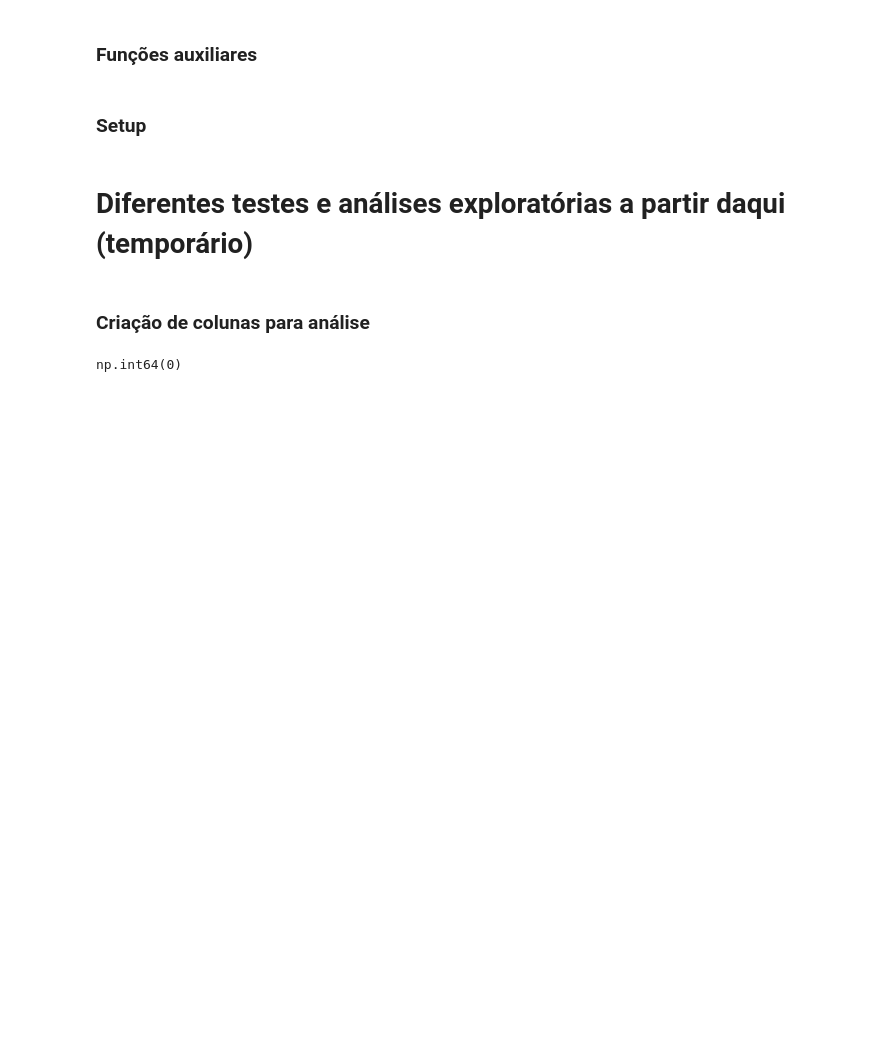
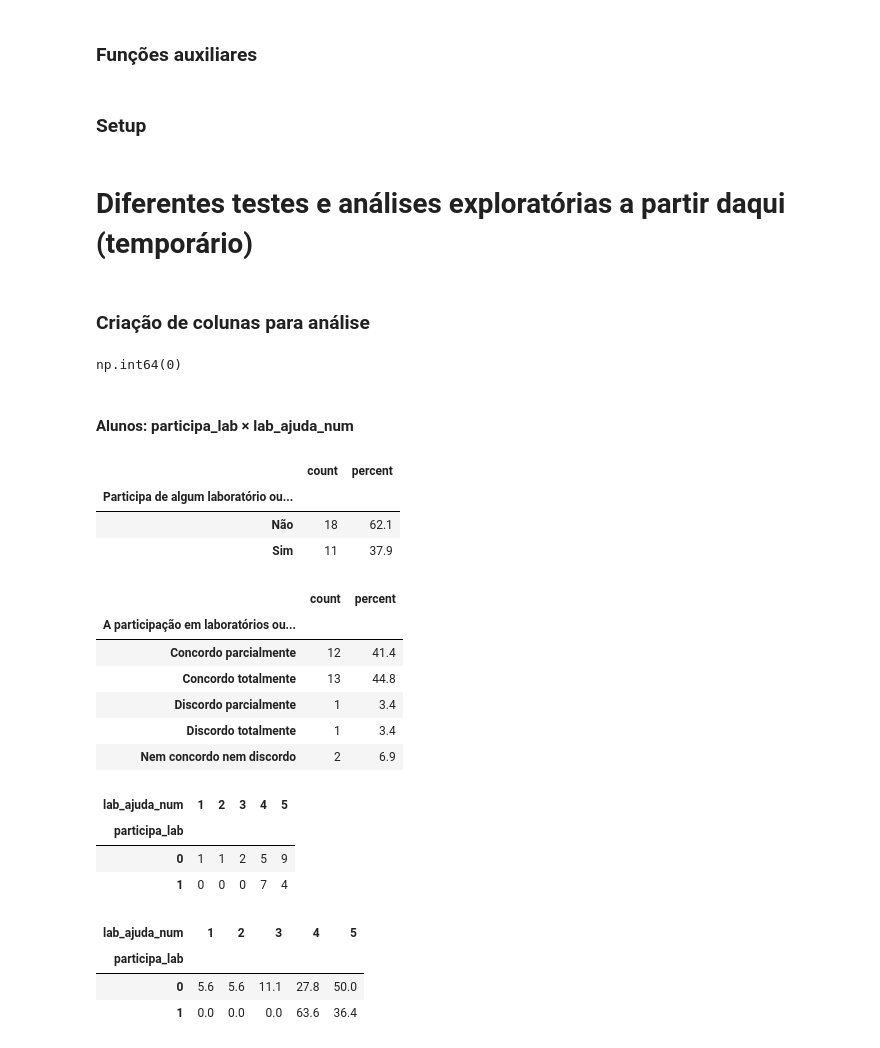
Before and after one commit to Gabriel-c0Nsp/analise-motivacao, a Jupyter notebook: analise-motivacao.ipynb, the cells around one changed output. Drawn from its saved outputs; the diff is of its cells as text; code cells hidden in the pictures; blank space fills up the shorter version.

```diff
--- a/analise-motivacao.ipynb
+++ b/analise-motivacao.ipynb
@@ -177,3 +178,31 @@ pesquisadores["participacao"] = pesquisadores[COL["pes_participacao"]].map(clean
 to_likert_num(pesquisadores, COL["pes_lab_ajuda"], "lab_ajuda_num")
 # %% [output]
 np.int64(0)
+# %% [markdown]
+#### Alunos: participa_lab × lab_ajuda_num
+# %%
+display(freq_table(alunos, COL["al_participa_lab"]))
+display(freq_table(alunos, COL["al_lab_ajuda"]))
+
+display(crosstab_counts(alunos, "participa_lab", "lab_ajuda_num"))
+display(crosstab_rowperc(alunos, "participa_lab", "lab_ajuda_num"))
+# %% [output]
+|  | count | percent |
+| Participa de algum laboratório ou... |  |  |
+| Não | 18 | 62.1 |
+| Sim | 11 | 37.9 |
+|  | count | percent |
+| A participação em laboratórios ou... |  |  |
+| Concordo parcialmente | 12 | 41.4 |
+| Concordo totalmente | 13 | 44.8 |
+| Discordo parcialmente | 1 | 3.4 |
+| Discordo totalmente | 1 | 3.4 |
+| Nem concordo nem discordo | 2 | 6.9 |
+| lab_ajuda_num | 1 | 2 | 3 | 4 | 5 |
+| participa_lab |  |  |  |  |  |
+| 0 | 1 | 1 | 2 | 5 | 9 |
+| 1 | 0 | 0 | 0 | 7 | 4 |
+| lab_ajuda_num | 1 | 2 | 3 | 4 | 5 |
+| participa_lab |  |  |  |  |  |
+| 0 | 5.6 | 5.6 | 11.1 | 27.8 | 50.0 |
+| 1 | 0.0 | 0.0 | 0.0 | 63.6 | 36.4 |
```
Also changed, not shown: parts of 16 cells of this notebook.
